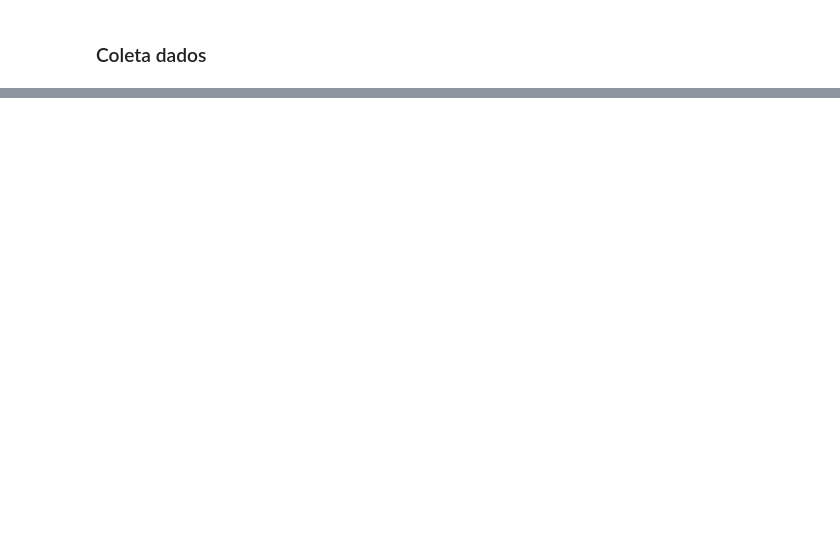
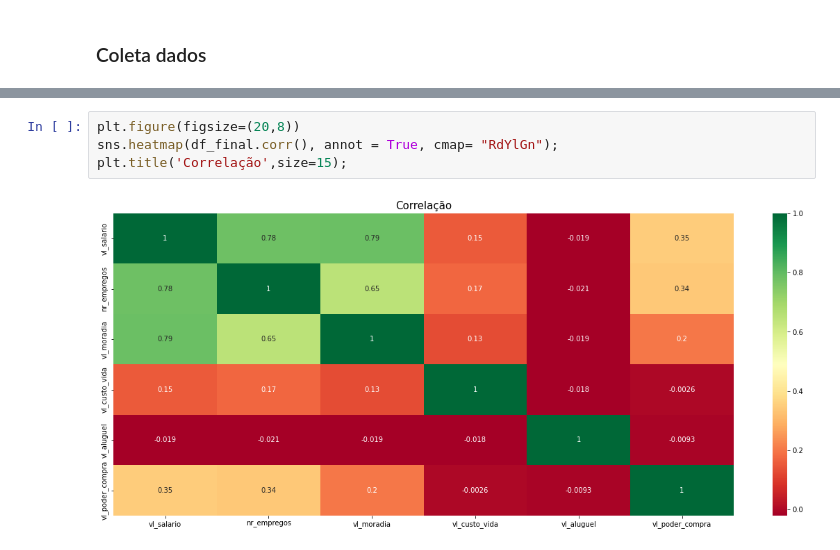
Before and after one commit to maria2122/Regressao_Multipla_em_Python, a Jupyter notebook: static/dados/coleta.ipynb, the cells around one changed output, grey strips where cells are left out. Saved outputs shown, nothing was run; the diff lists cells and outputs as text; blank space fills up the shorter version.

```diff
--- a/static/dados/coleta.ipynb
+++ b/static/dados/coleta.ipynb
@@ -74,0 +182,6 @@ Sálario não ajustado,Número de empregos ,Valor da moradia ,Cidade ,Custo de v
+# %%
+plt.figure(figsize=(20,8))
+sns.heatmap(df_final.corr(), annot = True, cmap= "RdYlGn");
+plt.title('Correlação',size=15);
+# %% [output]
+[figure, added]
```
Also changed, not shown: parts of 23 cells of this notebook, 4 other files.
